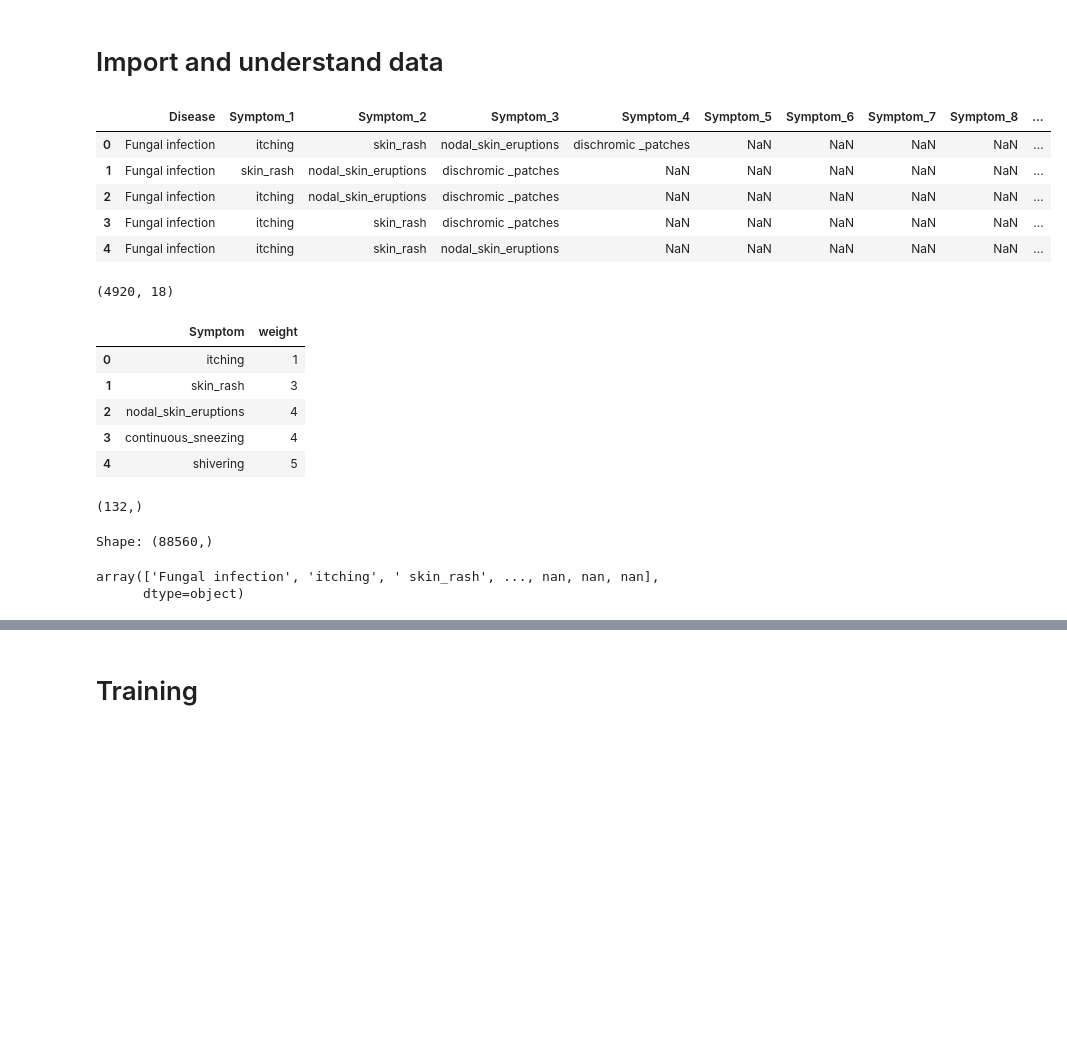
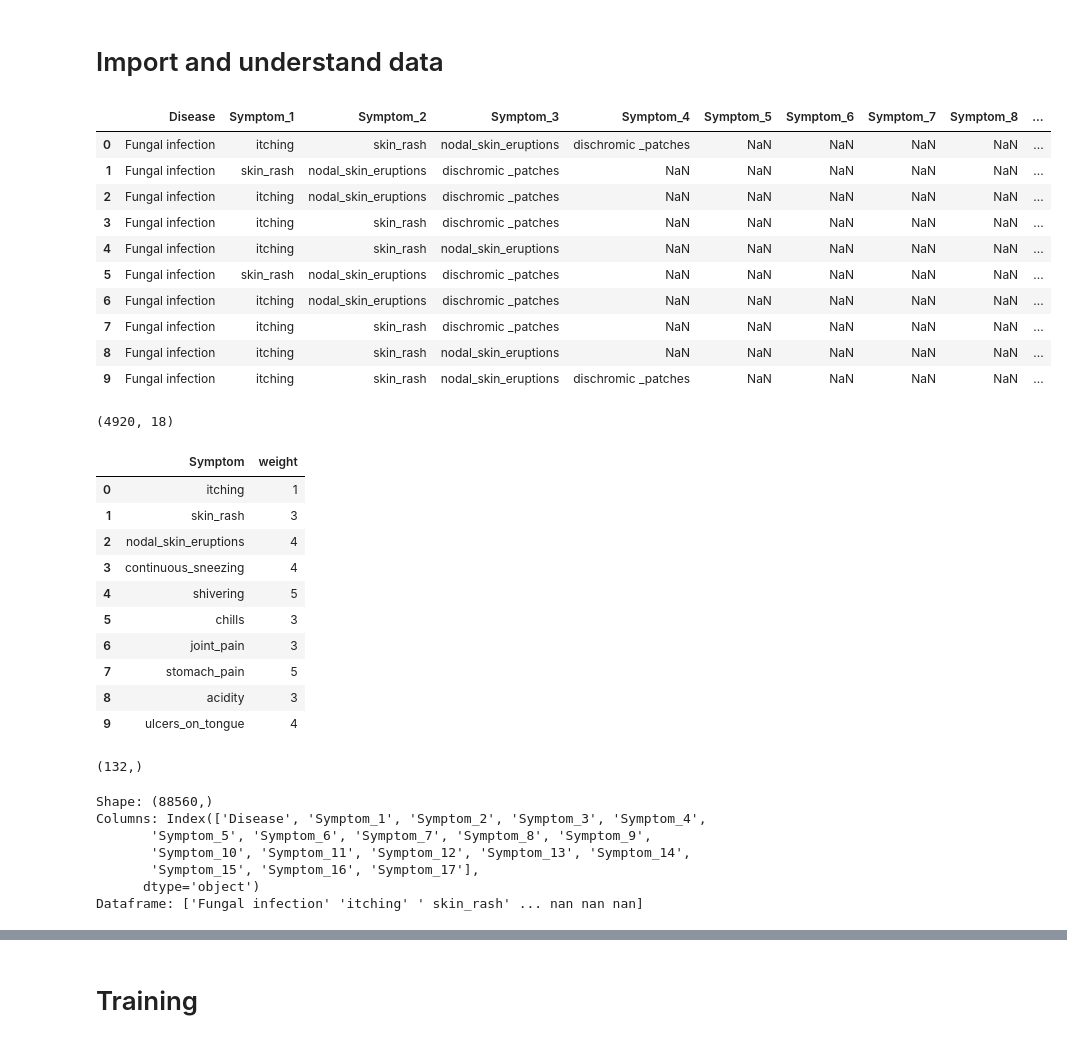
Before and after one commit to Ph1so/Disease-Prediction, a Jupyter notebook: disease_prediction_project.ipynb, the cells around one changed output, grey strips where cells are left out. Drawn from its saved outputs; the diff is of its cells as text; code cells hidden in the pictures; blank space fills up the shorter version.

```diff
--- a/disease_prediction_project.ipynb
+++ b/disease_prediction_project.ipynb
@@ -20,21 +20,26 @@ from sklearn import tree
 # %%
 data = pd.read_csv('/content/disease prediction data set.csv')
 # %%
-data.head()
+data.head(10)
 # %% [output]
 |  | Disease | Symptom_1 | Symptom_2 | Symptom_3 | Symptom_4 | Symptom_5 | Symptom_6 | Symptom_7 | Symptom_8 | ... |
 | 0 | Fungal infection | itching | skin_rash | nodal_skin_eruptions | dischromic _patches | NaN | NaN | NaN | NaN | ... |
 | 1 | Fungal infection | skin_rash | nodal_skin_eruptions | dischromic _patches | NaN | NaN | NaN | NaN | NaN | ... |
 | 2 | Fungal infection | itching | nodal_skin_eruptions | dischromic _patches | NaN | NaN | NaN | NaN | NaN | ... |
 | 3 | Fungal infection | itching | skin_rash | dischromic _patches | NaN | NaN | NaN | NaN | NaN | ... |
 | 4 | Fungal infection | itching | skin_rash | nodal_skin_eruptions | NaN | NaN | NaN | NaN | NaN | ... |
+| 5 | Fungal infection | skin_rash | nodal_skin_eruptions | dischromic _patches | NaN | NaN | NaN | NaN | NaN | ... |
+| 6 | Fungal infection | itching | nodal_skin_eruptions | dischromic _patches | NaN | NaN | NaN | NaN | NaN | ... |
+| 7 | Fungal infection | itching | skin_rash | dischromic _patches | NaN | NaN | NaN | NaN | NaN | ... |
+| 8 | Fungal infection | itching | skin_rash | nodal_skin_eruptions | NaN | NaN | NaN | NaN | NaN | ... |
+| 9 | Fungal infection | itching | skin_rash | nodal_skin_eruptions | dischromic _patches | NaN | NaN | NaN | NaN | ... |
 # %%
 data.shape
 # %% [output]
 (4920, 18)
 # %%
 data1 = pd.read_csv('/content/Symptom-severity.csv')
-data1.head()
+data1.head(10)
 # %% [output]
 |  | Symptom | weight |
 | 0 | itching | 1 |
@@ -42,4 +47,9 @@ data1.head()
 | 2 | nodal_skin_eruptions | 4 |
 | 3 | continuous_sneezing | 4 |
 | 4 | shivering | 5 |
+| 5 | chills | 3 |
+| 6 | joint_pain | 3 |
+| 7 | stomach_pain | 5 |
+| 8 | acidity | 3 |
+| 9 | ulcers_on_tongue | 4 |
 # %%
@@ -51,10 +61,15 @@ sym.shape
 cols = data.columns
 df = data[cols].values.flatten()
 print(f"Shape: {df.shape}")
-df
+print(f"Columns: {cols}")
+print(f"Dataframe: {df}")
 # %% [output]
 Shape: (88560,)
+Columns: Index(['Disease', 'Symptom_1', 'Symptom_2', 'Symptom_3', 'Symptom_4',
+       'Symptom_5', 'Symptom_6', 'Symptom_7', 'Symptom_8', 'Symptom_9',
+       'Symptom_10', 'Symptom_11', 'Symptom_12', 'Symptom_13', 'Symptom_14',
+       'Symptom_15', 'Symptom_16', 'Symptom_17'],
+      dtype='object')
+Dataframe: ['Fungal infection' 'itching' ' skin_rash' ... nan nan nan]
-array(['Fungal infection', 'itching', ' skin_rash', ..., nan, nan, nan],
-      dtype=object)
 # %%
 series_data = pd.Series(df)
```
Also changed, not shown: parts of 10 cells of this notebook.
